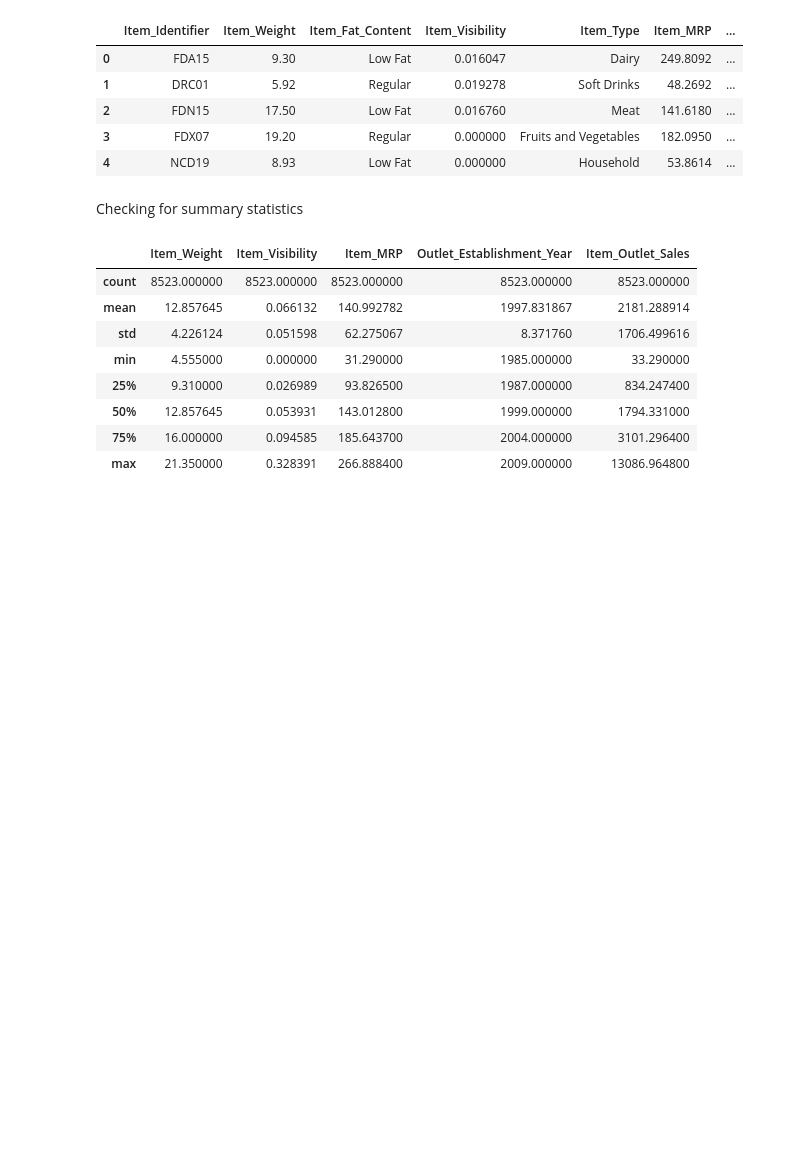
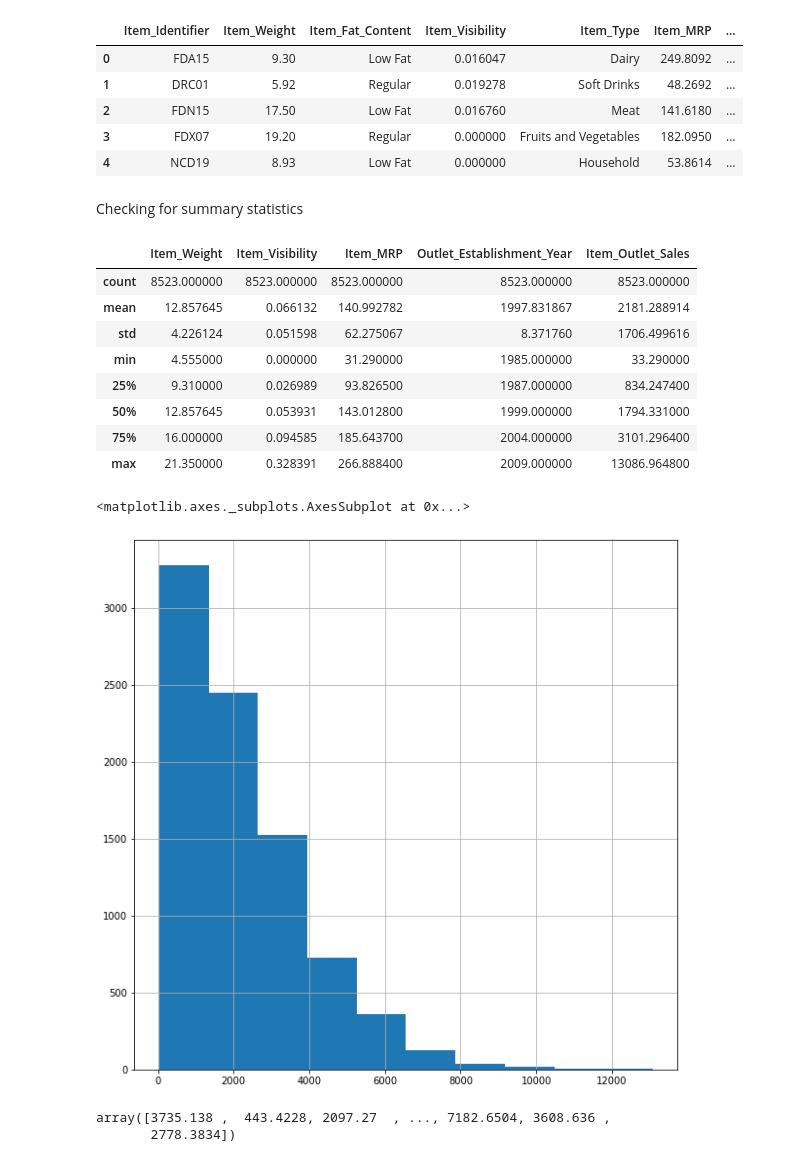
Before and after one commit to juanlopez91/sales_predictions, a Jupyter notebook: sales_predictions.ipynb, the cells around one changed output. Saved outputs shown, nothing was run; the diff lists cells and outputs as text; code cells hidden in the pictures; blank space fills up the shorter version.

```diff
--- a/sales_predictions.ipynb
+++ b/sales_predictions.ipynb
@@ -147,0 +152,10 @@ df_sales.describe()
+# %%
+df_sales['Item_Outlet_Sales'].hist(figsize=(10,10))
+# %% [output]
+<matplotlib.axes._subplots.AxesSubplot at 0x...>
+[figure, added]
+# %%
+df_sales['Item_Outlet_Sales'].unique()
+# %% [output]
+array([3735.138 ,  443.4228, 2097.27  , ..., 7182.6504, 3608.636 ,
+       2778.3834])
```
Also changed, not shown: parts of 7 cells of this notebook.
